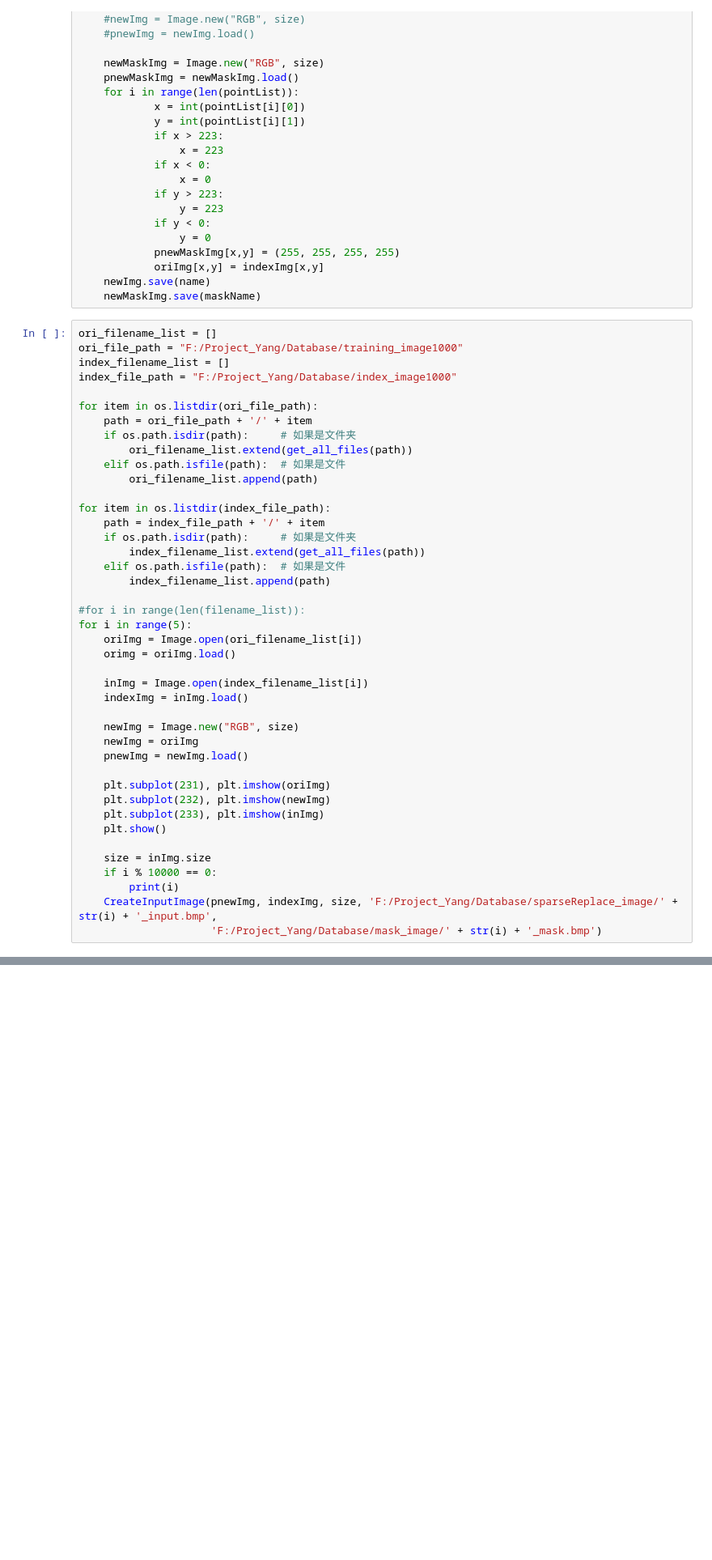
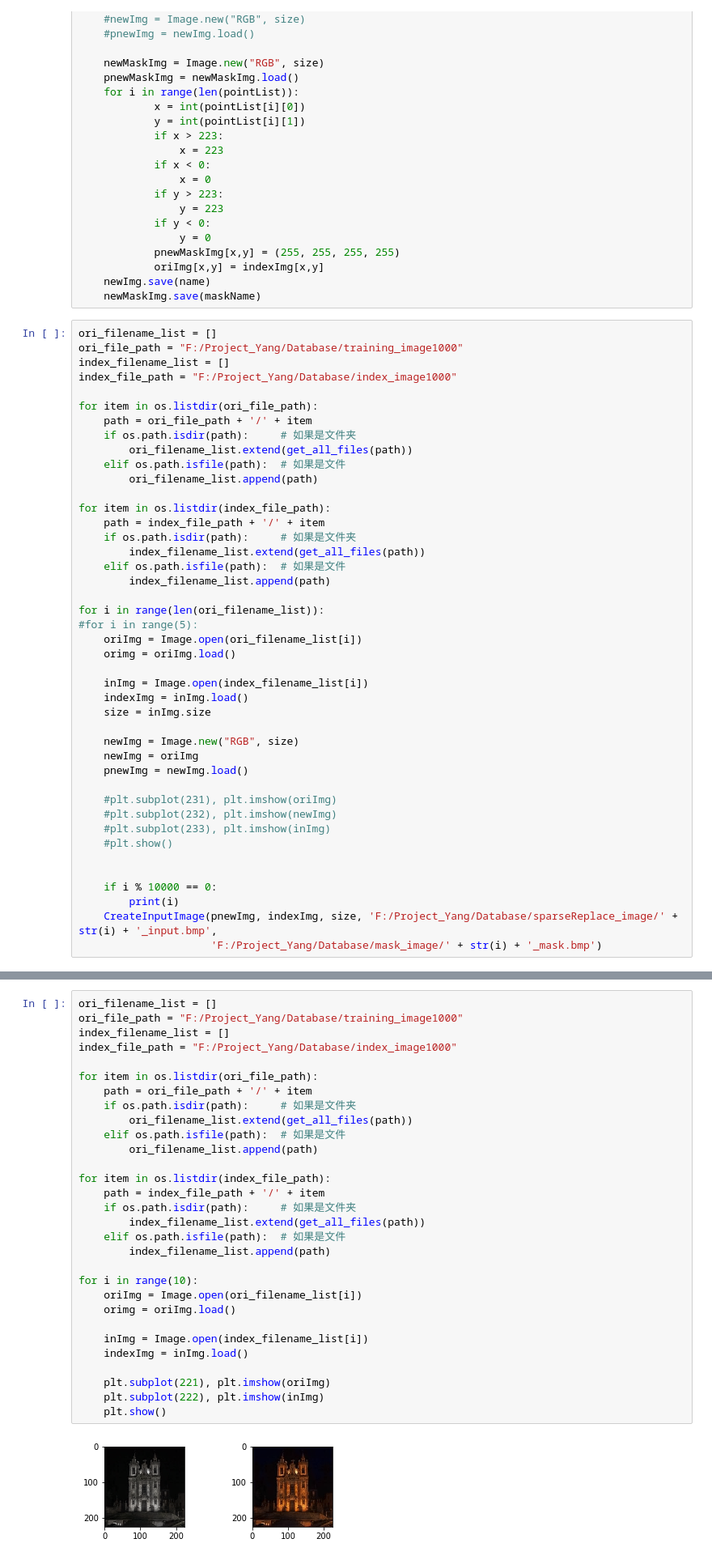
Before and after one commit to renzhiyang/colorization, a Jupyter notebook: jupyter/point_replace.ipynb, the cells around one changed output, grey strips where cells are left out. Shown at 81% size. Cells and saved outputs as stored; diff of their text form; blank space fills up the shorter version.

Commit message:
test imageRead index

```diff
--- a/jupyter/point_replace.ipynb
+++ b/jupyter/point_replace.ipynb
@@ -56,24 +56,25 @@ for item in os.listdir(index_file_path):
     elif os.path.isfile(path):  # 如果是文件
         index_filename_list.append(path)
 
-#for i in range(len(filename_list)):
-for i in range(5):
+for i in range(len(ori_filename_list)):
+#for i in range(5):
     oriImg = Image.open(ori_filename_list[i])
     orimg = oriImg.load()
 
     inImg = Image.open(index_filename_list[i])
     indexImg = inImg.load()
+    size = inImg.size
 
     newImg = Image.new("RGB", size)
     newImg = oriImg
     pnewImg = newImg.load()
 
-    plt.subplot(231), plt.imshow(oriImg)
-    plt.subplot(232), plt.imshow(newImg)
-    plt.subplot(233), plt.imshow(inImg)
-    plt.show()
+    #plt.subplot(231), plt.imshow(oriImg)
+    #plt.subplot(232), plt.imshow(newImg)
+    #plt.subplot(233), plt.imshow(inImg)
+    #plt.show()
 
-    size = inImg.size
+
     if i % 10000 == 0:
         print(i)
     CreateInputImage(pnewImg, indexImg, size, 'F:/Project_Yang/Database/sparseReplace_image/' + str(i) + '_input.bmp',
@@ -87,0 +86,32 @@ for i in range(5):
+# %%
+ori_filename_list = []
+ori_file_path = "F:/Project_Yang/Database/training_image1000"
+index_filename_list = []
+index_file_path = "F:/Project_Yang/Database/index_image1000"
+
+for item in os.listdir(ori_file_path):
+    path = ori_file_path + '/' + item
+    if os.path.isdir(path):     # 如果是文件夹
+        ori_filename_list.extend(get_all_files(path))
+    elif os.path.isfile(path):  # 如果是文件
+        ori_filename_list.append(path)
+
+for item in os.listdir(index_file_path):
+    path = index_file_path + '/' + item
+    if os.path.isdir(path):     # 如果是文件夹
+        index_filename_list.extend(get_all_files(path))
+    elif os.path.isfile(path):  # 如果是文件
+        index_filename_list.append(path)
+
+for i in range(10):
+    oriImg = Image.open(ori_filename_list[i])
+    orimg = oriImg.load()
+
+    inImg = Image.open(index_filename_list[i])
+    indexImg = inImg.load()
+
+    plt.subplot(221), plt.imshow(oriImg)
+    plt.subplot(222), plt.imshow(inImg)
+    plt.show()
+# %% [output]
+[figure, added]
```
Also changed, not shown: parts of 3 cells of this notebook.
